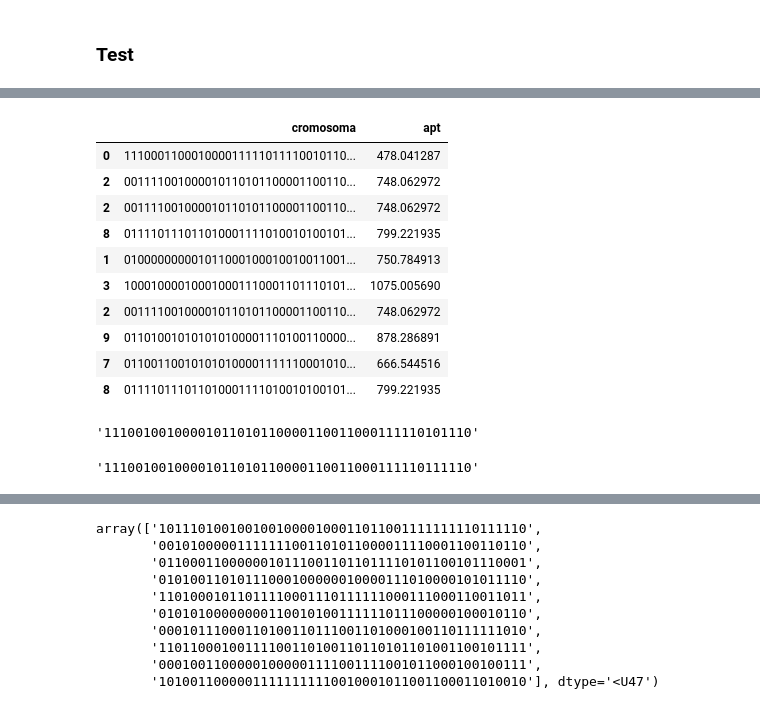
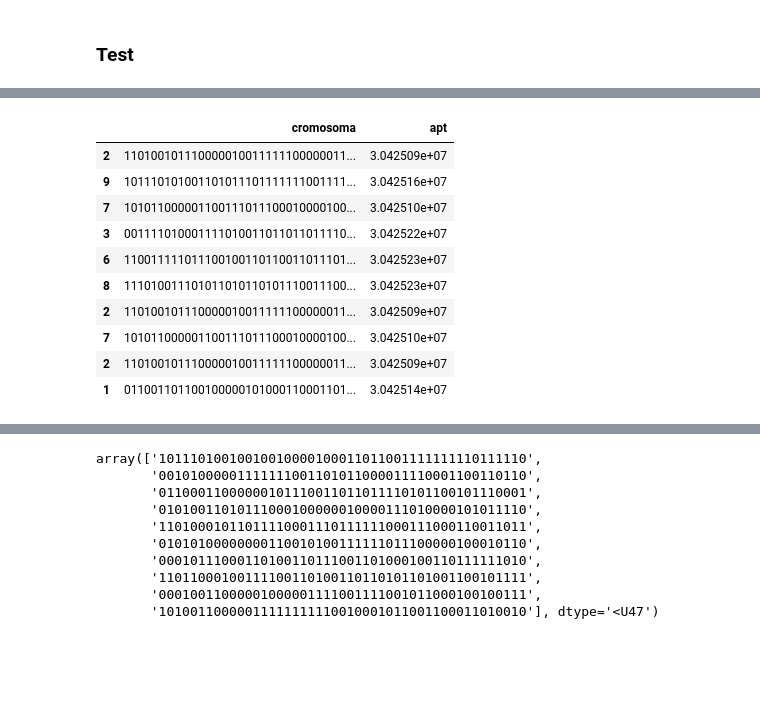
Before and after one commit to JafetMoon/dia-mod6-simple-evolutionary-algorithm, a Jupyter notebook: simple_evolutionary_algorithm.ipynb, the cells around one changed output, grey strips where cells are left out. Drawn from its saved outputs; the diff is of its cells as text; code cells hidden in the pictures; blank space fills up the shorter version.

```diff
--- a/simple_evolutionary_algorithm.ipynb
+++ b/simple_evolutionary_algorithm.ipynb
@@ -13,6 +13,3 @@ f.__code__.co_argcount
 2
 # %% [markdown]
 ### Estructura cromosómica
-# %%
-for x in '12234':
-    print(x)
@@ -275,24 +327,19 @@ se.optimize(f,10)
-# %%
-pars = se.ruleta()
-pars
-# %% [output]
-|  | cromosoma | apt |
-| 0 | 111000110001000011111011110010110... | 478.041287 |
-| 2 | 001111001000010110101100001100110... | 748.062972 |
-| 2 | 001111001000010110101100001100110... | 748.062972 |
-| 8 | 011110111011010001111010010100101... | 799.221935 |
-| 1 | 010000000001011000100010010011001... | 750.784913 |
-| 3 | 100010000100010001110001101110101... | 1075.005690 |
-| 2 | 001111001000010110101100001100110... | 748.062972 |
-| 9 | 011010010101010100001110100110000... | 878.286891 |
-| 7 | 011001100101010100001111110001010... | 666.544516 |
-| 8 | 011110111011010001111010010100101... | 799.221935 |
-# %%
-ch1,ch2 = se.cruza(pars['cromosoma'].iloc[0],pars['cromosoma'].iloc[1])
-ch1
-# %% [output]
-'11100100100001011010110000110011000111110101110'
-# %%
-se.mutacion(ch1)
-# %% [output]
-'11100100100001011010110000110011000111110111110'
+# %%
+se = SimpleEvolutionary(Gen1,Gen2)
+se.f = f
+se.poblacion = se.random_generator(10,se.crom_len)
+# se.optimize(f,100,1000000)
+pars = se.ruleta()
+pars
+# %% [output]
+|  | cromosoma | apt |
+| 2 | 110100101110000010011111100000011... | 3.042509e+07 |
+| 9 | 101110101001101011101111111001111... | 3.042516e+07 |
+| 7 | 101011000001100111011100010000100... | 3.042510e+07 |
+| 3 | 001111010001111010011011011011110... | 3.042522e+07 |
+| 6 | 110011111011100100110110011011101... | 3.042523e+07 |
+| 8 | 111010011101011010110101110011100... | 3.042523e+07 |
+| 2 | 110100101110000010011111100000011... | 3.042509e+07 |
+| 7 | 101011000001100111011100010000100... | 3.042510e+07 |
+| 2 | 110100101110000010011111100000011... | 3.042509e+07 |
+| 1 | 011001101100100000101000110001101... | 3.042514e+07 |
```
Also changed, not shown: parts of 23 cells of this notebook.
